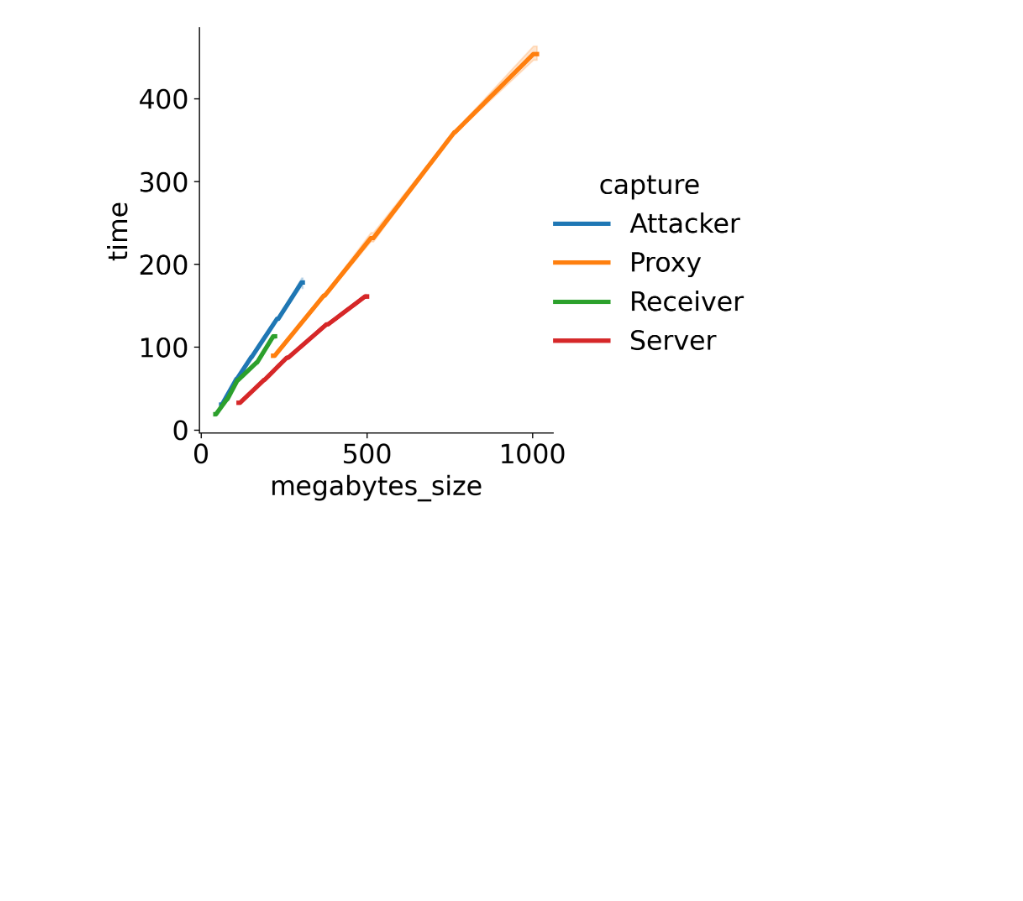
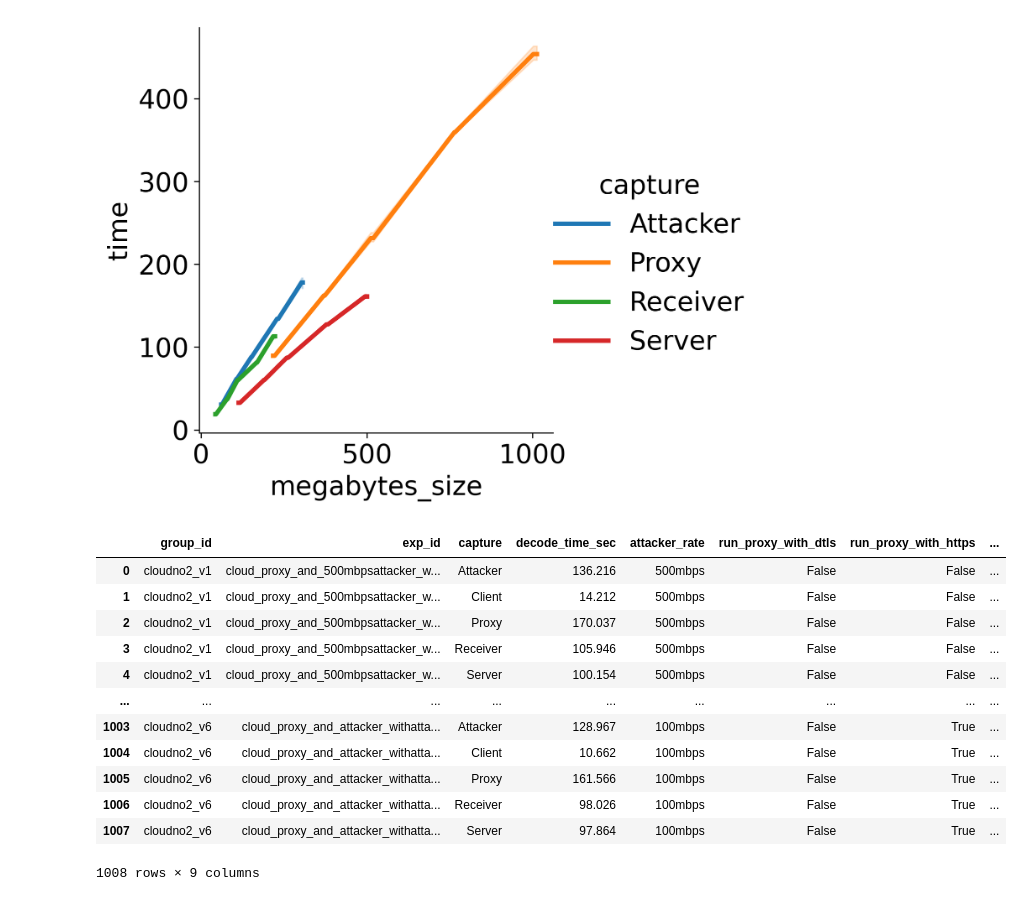
Before and after one commit to amirfarhat/dos-californium, a Jupyter notebook: notebooks/polars_multi_send_to_db_play.ipynb, the cells around one changed output. Saved outputs shown, nothing was run; the diff lists cells and outputs as text; code cells hidden in the pictures; blank space fills up the shorter version.

Commit message:
Add data and modify tshark

```diff
--- a/notebooks/polars_multi_send_to_db_play.ipynb
+++ b/notebooks/polars_multi_send_to_db_play.ipynb
@@ -1059,3 +1061,66 @@ sdf
 | 224 | 380770343 | gigabit_attack_75sec_with_tcpdump | 3 | Server | 128.271 | 9375 | 75 | 380.770343 | ... |
 225 rows × 10 columns
 [figure]
+# %%
+d = list()
+with open("/home/ubuntu/dos-californium/cloudgroupdecodetimes.txt", "r") as f:
+  for i, L in enumerate(f):
+    L = L.rstrip().replace("\t", " ").replace("-real ", "/real/").replace(":real ", "/real/").replace(":", "/").replace("-", "/")
+    parts = L.split("/")
+    group_id = parts[0].replace("file_", "")
+    exp_id = parts[1].replace("process_", "").replace(".log", "")
+    if i % 2 == 0:
+      dump = parts[-1].replace("client1", "client").replace("_dump.pcap", "").title()
+      d.append({
+        "group_id": group_id,
+        "exp_id": exp_id,
+        "capture": dump,
+        "decode_time_sec": None
+      })
+    else:
+      s = parts[-1]
+      mins = int(s[:s.index("m")])
+      secs = float(s[s.index("m")+1:-1])
+      time = mins*60 + secs
+      d[-1]["decode_time_sec"] = time
+
+ddf = pd.DataFrame.from_records(d)
+
+import polars as pl
+cdf = pl.read_parquet("/home/ubuntu/cloudgroupe2e/configurations.parquet").to_pandas()
+cdf = cdf[["exp_id", "attacker_rate", "run_proxy_with_dtls", "run_proxy_with_https", "run_attacker"]]
+ddf = ddf.merge(cdf, on="exp_id")
+
+_df = pd.DataFrame.from_dict({
+  'cloud_proxy_and_attacker_withattacker_httpson' : "High",
+  'cloud_proxy_and_500mbpsattacker_withattacker' : "High",
+  'cloud_proxy_and_attacker_withattacker' : "High",
+  'cloud_proxy_and_attacker_withattacker_dtlson_httpson' : "Medium",
+  'cloud_proxy_and_500mbpsattacker_withattacker_httpson' : "Medium",
+  'cloud_proxy_and_500mbpsattacker_withattacker_dtlson' : "Medium",
+  'cloud_proxy_and_500mbpsattacker_withattacker_dtlson_httpson' : "Medium",
+  'cloud_proxy_and_attacker_withattacker_dtlson' : "Medium",
+  'cloud_proxy_and_attacker_noattacker_dtlson' : "Low",
+  'cloud_proxy_and_attacker_noattacker_dtlson_httpson' : "Low",
+  'cloud_proxy_and_attacker_noattacker' : "Low",
+  'cloud_proxy_and_attacker_noattacker_httpson' : "Low",
+}, orient="index", columns=["volume"]).reset_index().rename(columns={"index": "exp_id"})
+ddf = ddf.merge(_df, on="exp_id")
+
+adf = ddf[ddf["run_attacker"] == True]
+
+ddf
+# %% [output]
+|  | group_id | exp_id | capture | decode_time_sec | attacker_rate | run_proxy_with_dtls | run_proxy_with_https | ... |
+| 0 | cloudno2_v1 | cloud_proxy_and_500mbpsattacker_w... | Attacker | 136.216 | 500mbps | False | False | ... |
+| 1 | cloudno2_v1 | cloud_proxy_and_500mbpsattacker_w... | Client | 14.212 | 500mbps | False | False | ... |
+| 2 | cloudno2_v1 | cloud_proxy_and_500mbpsattacker_w... | Proxy | 170.037 | 500mbps | False | False | ... |
+| 3 | cloudno2_v1 | cloud_proxy_and_500mbpsattacker_w... | Receiver | 105.946 | 500mbps | False | False | ... |
+| 4 | cloudno2_v1 | cloud_proxy_and_500mbpsattacker_w... | Server | 100.154 | 500mbps | False | False | ... |
+| ... | ... | ... | ... | ... | ... | ... | ... | ... |
+| 1003 | cloudno2_v6 | cloud_proxy_and_attacker_withatta... | Attacker | 128.967 | 100mbps | False | True | ... |
+| 1004 | cloudno2_v6 | cloud_proxy_and_attacker_withatta... | Client | 10.662 | 100mbps | False | True | ... |
+| 1005 | cloudno2_v6 | cloud_proxy_and_attacker_withatta... | Proxy | 161.566 | 100mbps | False | True | ... |
+| 1006 | cloudno2_v6 | cloud_proxy_and_attacker_withatta... | Receiver | 98.026 | 100mbps | False | True | ... |
+| 1007 | cloudno2_v6 | cloud_proxy_and_attacker_withatta... | Server | 97.864 | 100mbps | False | True | ... |
+1008 rows × 9 columns
```
Also changed, not shown: parts of 10 cells of this notebook, 4 other files.
